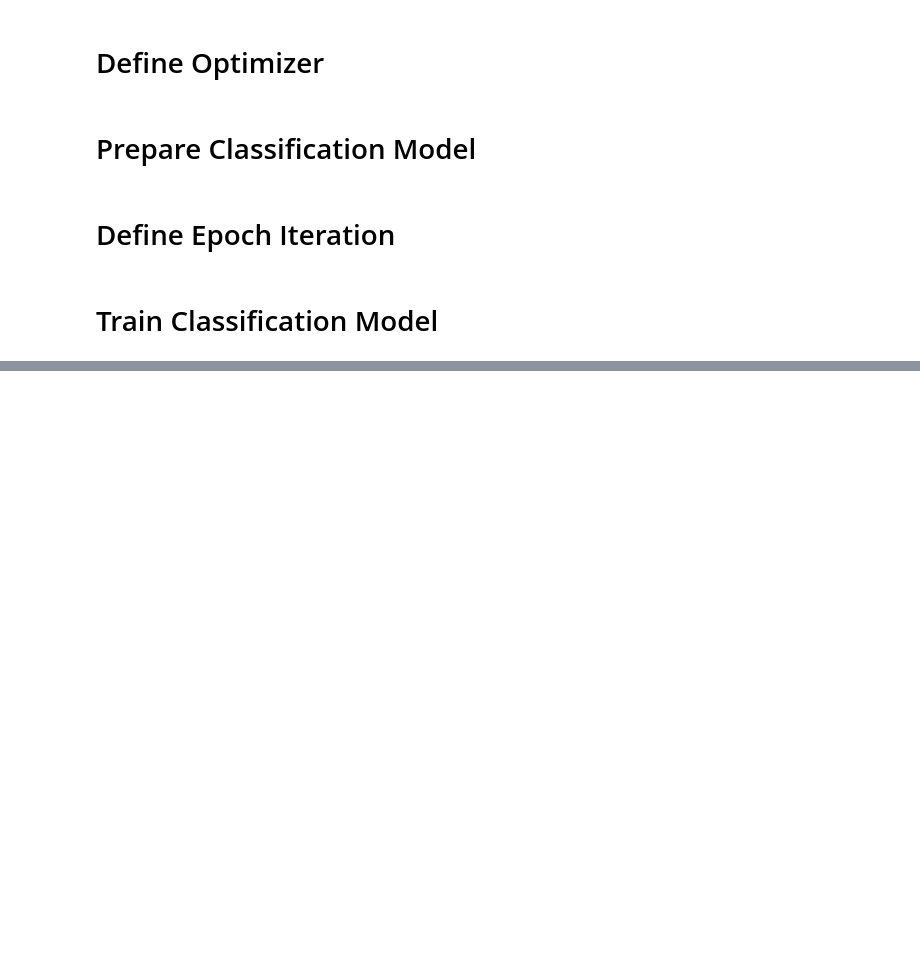
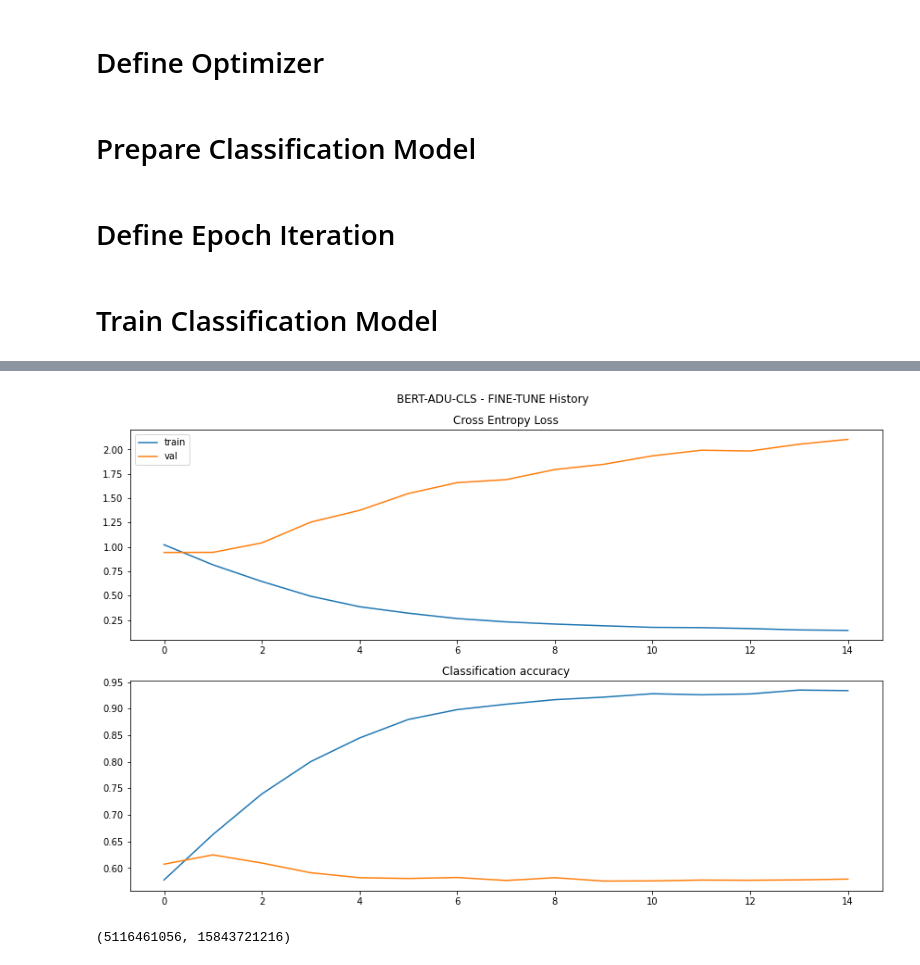
Before and after one commit to Telmooo/adu-classifier-dl, a Jupyter notebook: src/train_classification_model.ipynb, the cells around one changed output, grey strips where cells are left out. Saved outputs shown, nothing was run; the diff lists cells and outputs as text; code cells hidden in the pictures; blank space fills up the shorter version.

```diff
--- a/src/train_classification_model.ipynb
+++ b/src/train_classification_model.ipynb
@@ -407,0 +608,11 @@ tensor([[0.3159, 0.1337, 0.1355, 0.2328, 0.1821],
+# %%
+augmented_train_adus.reset_index(inplace=True)
+
+ft_train_dataset = Dataset.from_pandas(augmented_train_adus, preserve_index=True, info=info)
+
+ft_train_dataset = ft_train_dataset.remove_columns(["annotator", "node", "ranges"])
+ft_train_dataset = ft_train_dataset.map(
+    tokenize, batched=True, remove_columns=["article_id", "tokens"]
+)
+
+print(ft_train_dataset)
@@ -407,0 +643,6 @@ tensor([[0.3159, 0.1337, 0.1355, 0.2328, 0.1821],
+# %%
+model = AutoModelForSequenceClassification.from_pretrained(f"{OUT_DIR}/best", num_labels=N_CLASSES)
+
+print("Loaded best model...")
+
+summary(model)
@@ -407,0 +668,20 @@ tensor([[0.3159, 0.1337, 0.1355, 0.2328, 0.1821],
+# %%
+ft_optimizer = optim.Adam(
+    params=model.parameters(),
+    lr=1e-5,
+    betas=(0.9, 0.999),
+    weight_decay=5e-4,
+    amsgrad=True
+)
+
+accelerator = Accelerator()
+
+model, optimizer, train_dataloader, val_dataloader = accelerator.prepare(
+    model, optimizer, train_dataloader, val_dataloader
+)
+
+ft_lr_scheduler = optim.lr_scheduler.ExponentialLR(
+    optimizer=ft_optimizer,
+    gamma=0.9,
+    verbose=True
+)
@@ -407,0 +790,14 @@ tensor([[0.3159, 0.1337, 0.1355, 0.2328, 0.1821],
+# %%
+fig = plot_training_history(train_history=ft_train_history, val_history=ft_val_history, model_name="BERT-ADU-CLS", phase_name="FINE-TUNE", out_dir=OUT_DIR)
+fig.show()
+# %% [output]
+[figure, added]
+# %%
+import gc
+model = None
+
+gc.collect()
+torch.cuda.empty_cache()
+torch.cuda.mem_get_info("cuda:0")
+# %% [output]
+(5116461056, 15843721216)
```
Also changed, not shown: parts of 37 cells of this notebook, 1 other file.
